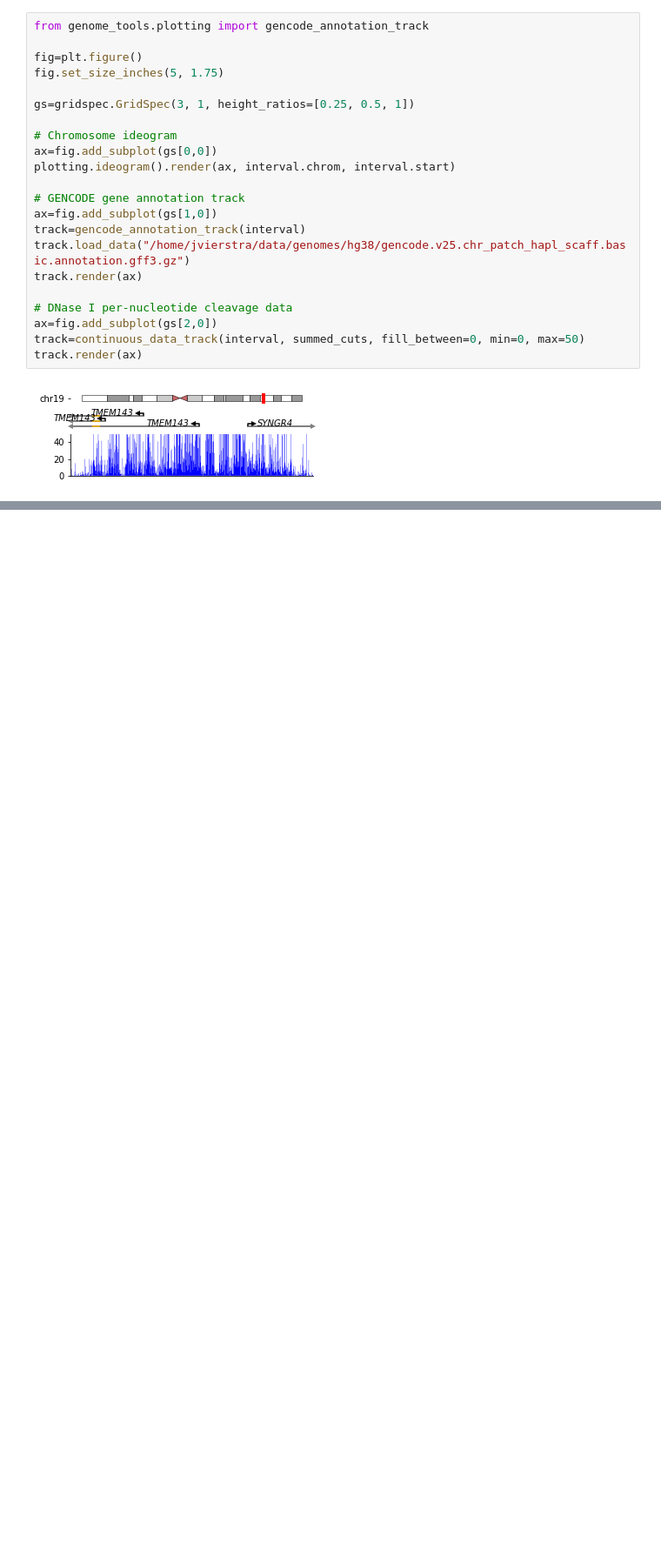
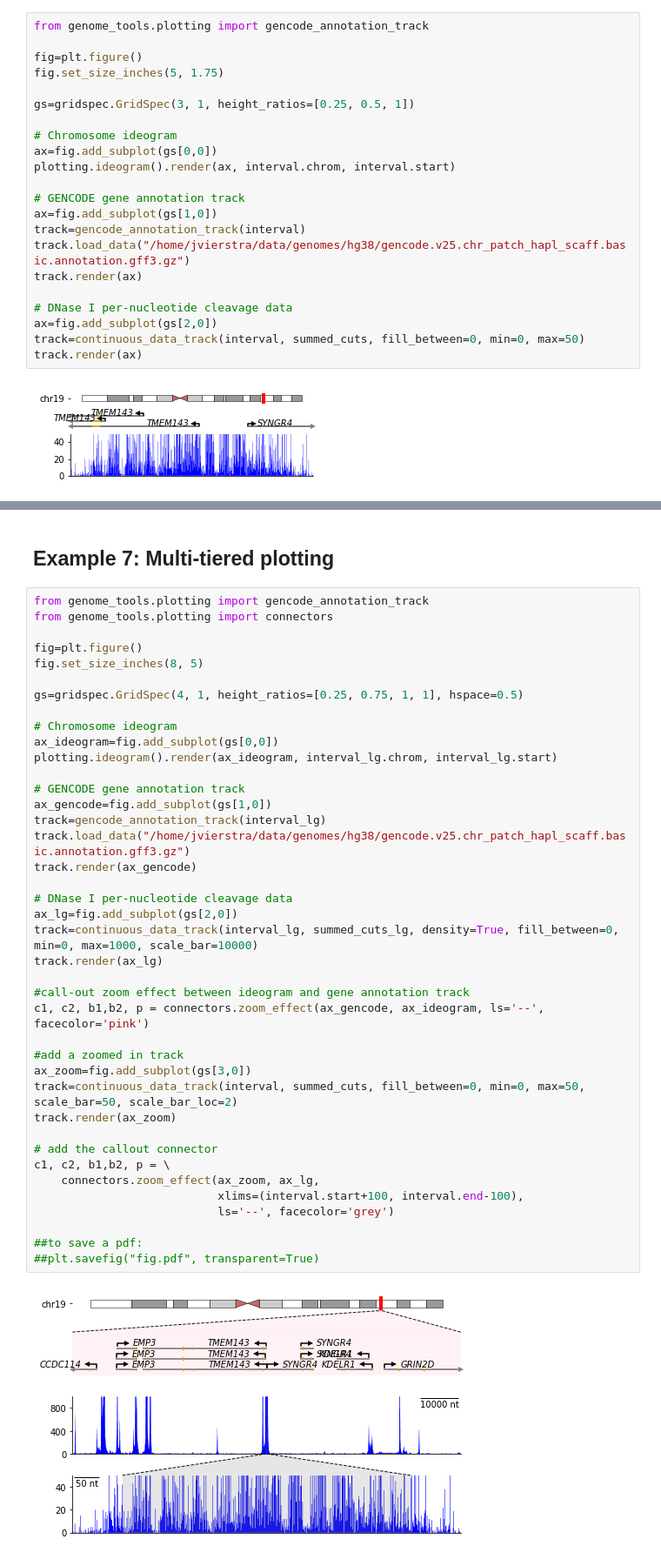
Before and after one commit to vierstralab/genome-tools, a Jupyter notebook: examples/UsageExamples.ipynb, the cells around one changed output, grey strips where cells are left out. Shown at 87% size. Cells and saved outputs as stored; diff of their text form; blank space fills up the shorter version.

```diff
--- a/examples/UsageExamples.ipynb
+++ b/examples/UsageExamples.ipynb
@@ -178,0 +185,44 @@ track.render(ax)
+# %% [markdown]
+## Example 7: Multi-tiered plotting
+# %%
+from genome_tools.plotting import gencode_annotation_track
+from genome_tools.plotting import connectors
+
+fig=plt.figure()
+fig.set_size_inches(8, 5)
+
+gs=gridspec.GridSpec(4, 1, height_ratios=[0.25, 0.75, 1, 1], hspace=0.5)
+
+# Chromosome ideogram
+ax_ideogram=fig.add_subplot(gs[0,0])
+plotting.ideogram().render(ax_ideogram, interval_lg.chrom, interval_lg.start)
+
+# GENCODE gene annotation track
+ax_gencode=fig.add_subplot(gs[1,0])
+track=gencode_annotation_track(interval_lg)
+track.load_data("/home/jvierstra/data/genomes/hg38/gencode.v25.chr_patch_hapl_scaff.basic.annotation.gff3.gz")
+track.render(ax_gencode)
+
+# DNase I per-nucleotide cleavage data
+ax_lg=fig.add_subplot(gs[2,0])
+track=continuous_data_track(interval_lg, summed_cuts_lg, density=True, fill_between=0, min=0, max=1000, scale_bar=10000)
+track.render(ax_lg)
+
+#call-out zoom effect between ideogram and gene annotation track
+c1, c2, b1,b2, p = connectors.zoom_effect(ax_gencode, ax_ideogram, ls='--', facecolor='pink')
+
+#add a zoomed in track
+ax_zoom=fig.add_subplot(gs[3,0])
+track=continuous_data_track(interval, summed_cuts, fill_between=0, min=0, max=50, scale_bar=50, scale_bar_loc=2)
+track.render(ax_zoom)
+
+# add the callout connector
+c1, c2, b1,b2, p = \
+    connectors.zoom_effect(ax_zoom, ax_lg,
+                           xlims=(interval.start+100, interval.end-100),
+                           ls='--', facecolor='grey')
+
+##to save a pdf:
+##plt.savefig("fig.pdf", transparent=True)
+# %% [output]
+[figure, added]
```
Also changed, not shown: parts of 10 cells of this notebook, 5 other files.
